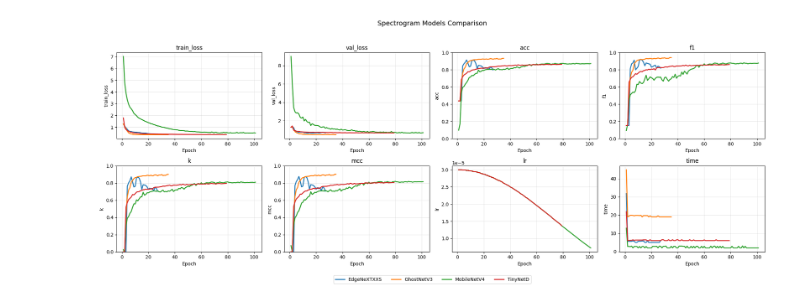
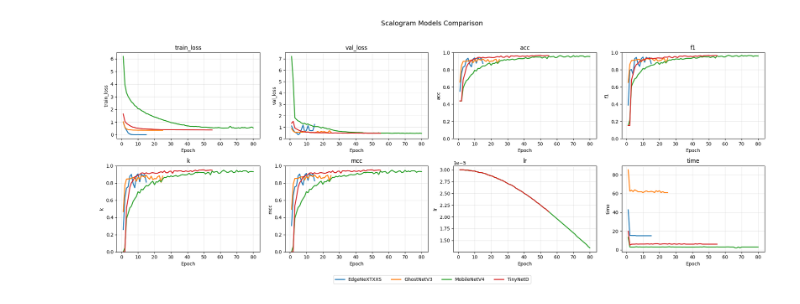
Before and after one commit to haideptrai1007/bearing-fault-diagnosis-wgan-gp, a Jupyter notebook: notebooks/Get_Log.ipynb, the cells around one changed output. Drawn from its saved outputs; the diff is of its cells as text; code cells hidden in the pictures.

```diff
--- a/notebooks/Get_Log.ipynb
+++ b/notebooks/Get_Log.ipynb
@@ -95,6 +95,6 @@ def plot_2x4_like_image(models_dict, title):
 
     plt.show()
 # %%
-plot_2x4_like_image(spe_models, "Spectrogram Models Comparison")
+plot_2x4_like_image(sca_models, "Scalogram Models Comparison")
 # %% [output]
-[figure, old version]
+[figure, new version]
```
Also changed, not shown: 9 other files.
